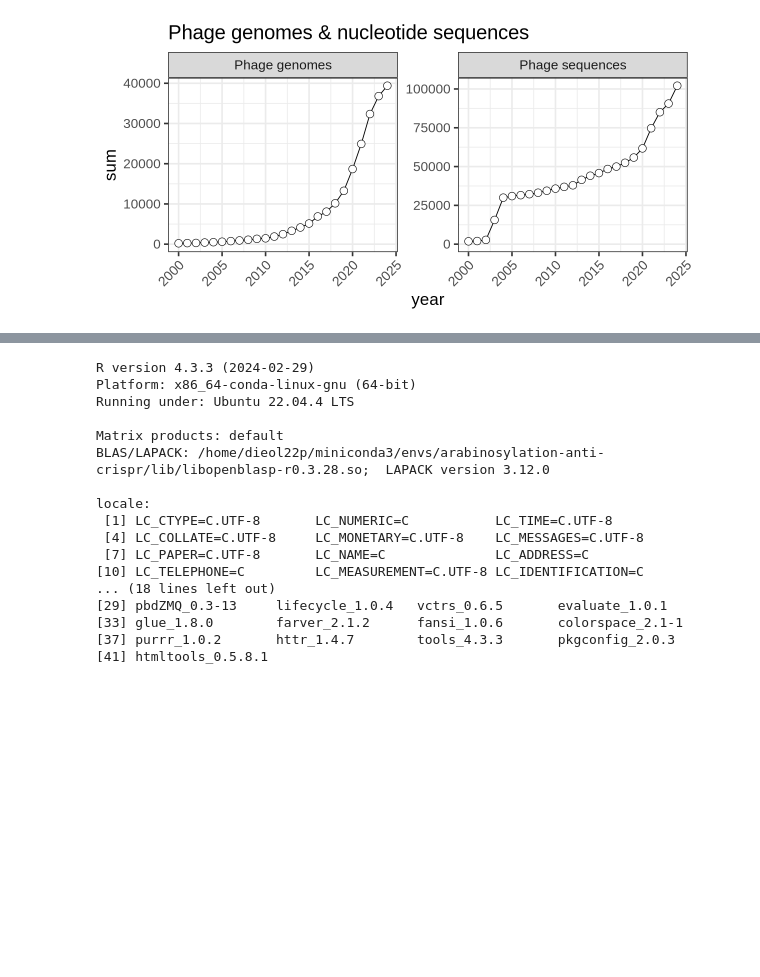
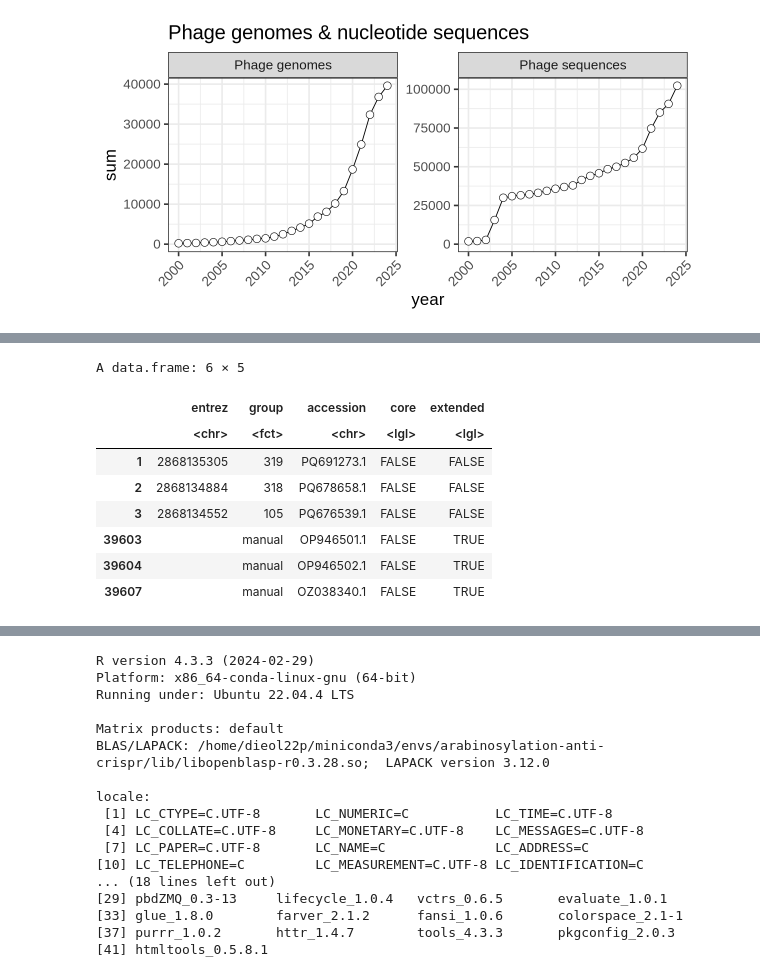
Before and after one commit to fineranlab/phage-genome-arabinosylation, a Jupyter notebook: bin/query_ncbi-phage-genomes.ipynb, the cells around one changed output, grey strips where cells are left out. Cells and saved outputs as stored; diff of their text form; code cells hidden in the pictures; blank space fills up the shorter version.

```diff
--- a/bin/query_ncbi-phage-genomes.ipynb
+++ b/bin/query_ncbi-phage-genomes.ipynb
@@ -204,0 +291,24 @@ A data.frame: 6 × 4
+# %%
+# Comparing accession numbers
+
+## Check overlap
+index <- sel$genome_accession %in% query$accession
+table(index)
+
+## Detect missing genomes
+unique(sel$genome_accession[which(!index)])
+
+## Manually add entries to query
+entries <- list(
+    data.frame(entrez='',group='manual',accession='OP946501.1'),
+    data.frame(entrez='',group='manual',accession='OP946502.1'),
+    data.frame(entrez='',group='manual',accession='OZ038340.1')
+)
+entries <- bind_rows(entries)
+query <- rbind(query, entries)
+
+## Select unique accession numbers
+query <- query[!duplicated(query$accession), ]
+
+## View
+rbind(head(query,3), tail(query,4))
@@ -205 +331,18 @@ A data.frame: 6 × 4
+# %%
+# Add selection to query
+query$core <- query$accession %in% tables$phages$accession
+query$extended <- query$accession %in% sel$genome_accession
+
+## View
+rbind(head(query,3), tail(query,3))
+# %% [output]
+A data.frame: 6 × 5
+|  | entrez | group | accession | core | extended |
+|  | <chr> | <fct> | <chr> | <lgl> | <lgl> |
+| 1 | 2868135305 | 319 | PQ691273.1 | FALSE | FALSE |
+| 2 | 2868134884 | 318 | PQ678658.1 | FALSE | FALSE |
+| 3 | 2868134552 | 105 | PQ676539.1 | FALSE | FALSE |
+| 39603 |  | manual | OP946501.1 | FALSE | TRUE |
+| 39604 |  | manual | OP946502.1 | FALSE | TRUE |
+| 39607 |  | manual | OZ038340.1 | FALSE | TRUE |
 # %%
```
Also changed, not shown: parts of 13 cells of this notebook, 8 other files.
